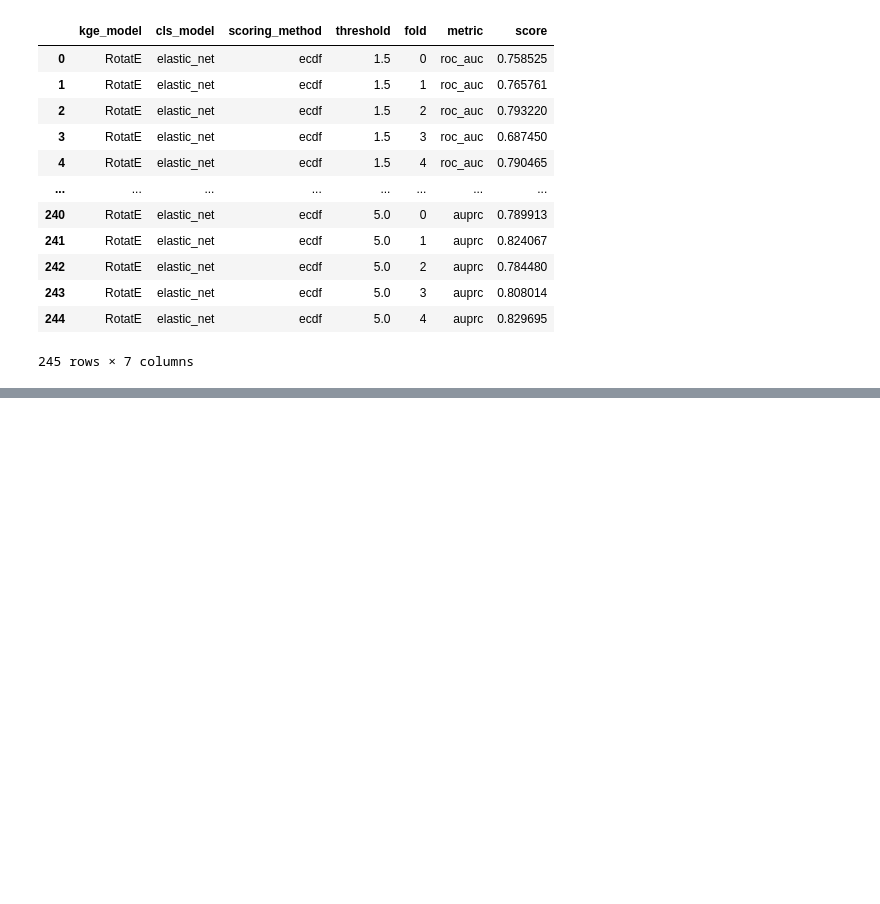
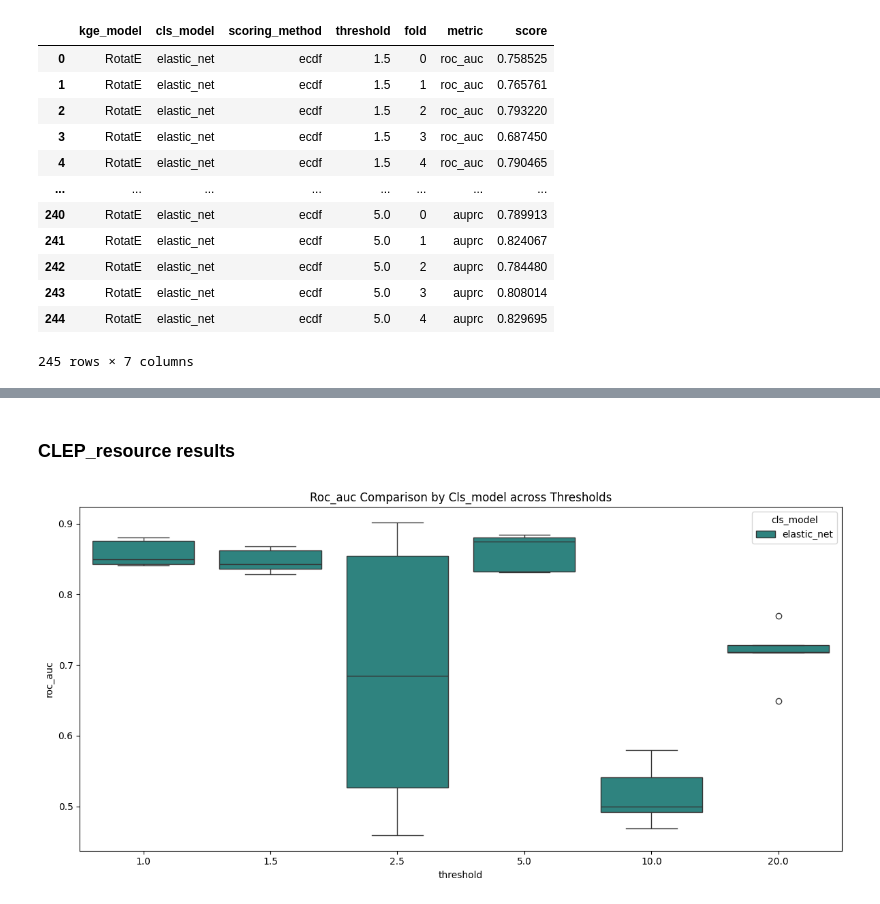
Before and after one commit to Xiaoxuan-Yu-ty/HybridKG, a Jupyter notebook: CLEP_repeat/visualize.ipynb, the cells around one changed output, grey strips where cells are left out. Cells and saved outputs as stored; diff of their text form; code cells hidden in the pictures; blank space fills up the shorter version.

```diff
--- a/CLEP_repeat/visualize.ipynb
+++ b/CLEP_repeat/visualize.ipynb
@@ -227,0 +316,9 @@ df_melted
+# %% [markdown]
+### CLEP_resource results
+# %%
+root_dir = "../CLEP_repeat/clep_resources/Datasets/ADNI/threshold/results"
+df = load_metrics_1(root_dir=root_dir)
+# plot_boxplot(df, threshold=1.5)
+plot_comparison_over_threshold(df, metric='roc_auc', hue='cls_model')
+# %% [output]
+[figure, added]
```
Also changed, not shown: parts of 5 cells of this notebook.
